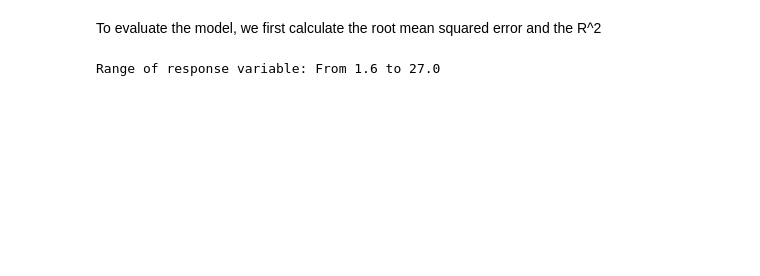
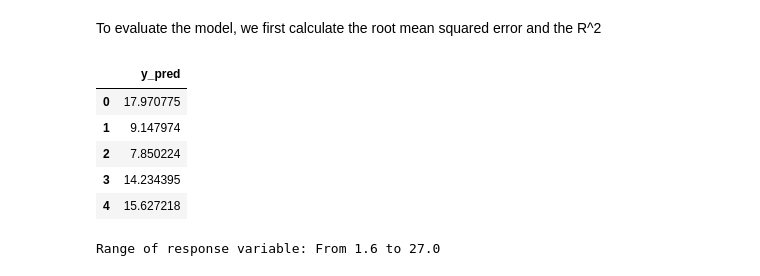
Before and after one commit to bastiloeblein/ProbML_HW, a Jupyter notebook: Prob ML HW1.ipynb, the cells around one changed output. Cells and saved outputs as stored; diff of their text form; code cells hidden in the pictures; blank space fills up the shorter version.

```diff
--- a/Prob ML HW1.ipynb
+++ b/Prob ML HW1.ipynb
@@ -136,7 +144,15 @@ Based on the estimated coefficient we would expect 5277 widgets to sell next yea
 # %% [markdown]
 To evaluate the model, we first calculate the root mean squared error and the R^2
 # %%
-y_predicted = pd.DataFrame({"y_pred":predict(features, beta)})
+y_predicted = pd.DataFrame({"y_pred":predict(X, beta)})
+y_predicted.head()
+# %% [output]
+|  | y_pred |
+| 0 | 17.970775 |
+| 1 | 9.147974 |
+| 2 | 7.850224 |
+| 3 | 14.234395 |
+| 4 | 15.627218 |
 # %%
 def root_mean_squared_error(y_true, y_pred):
 
```
Also changed, not shown: parts of 16 cells of this notebook.
